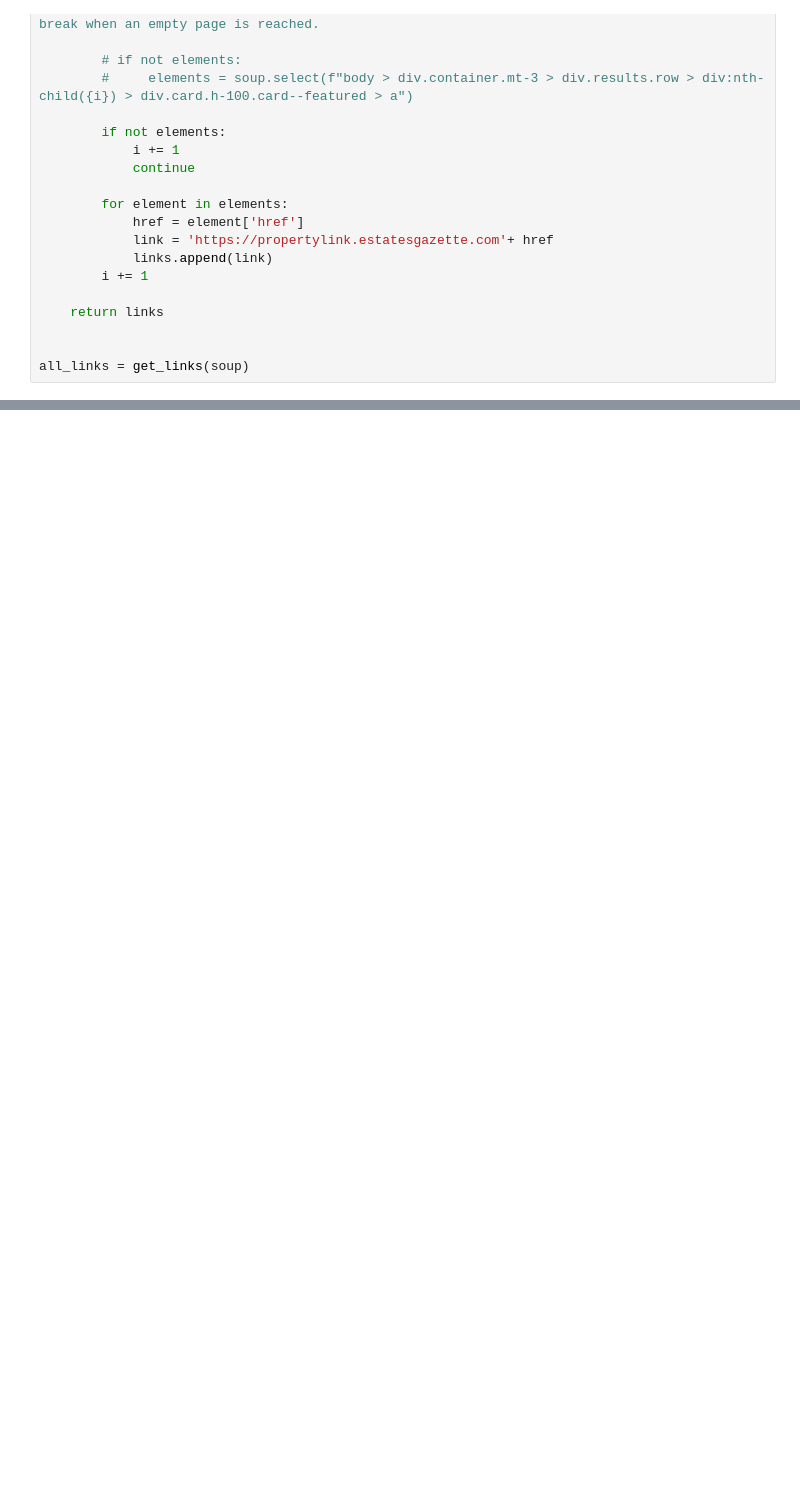
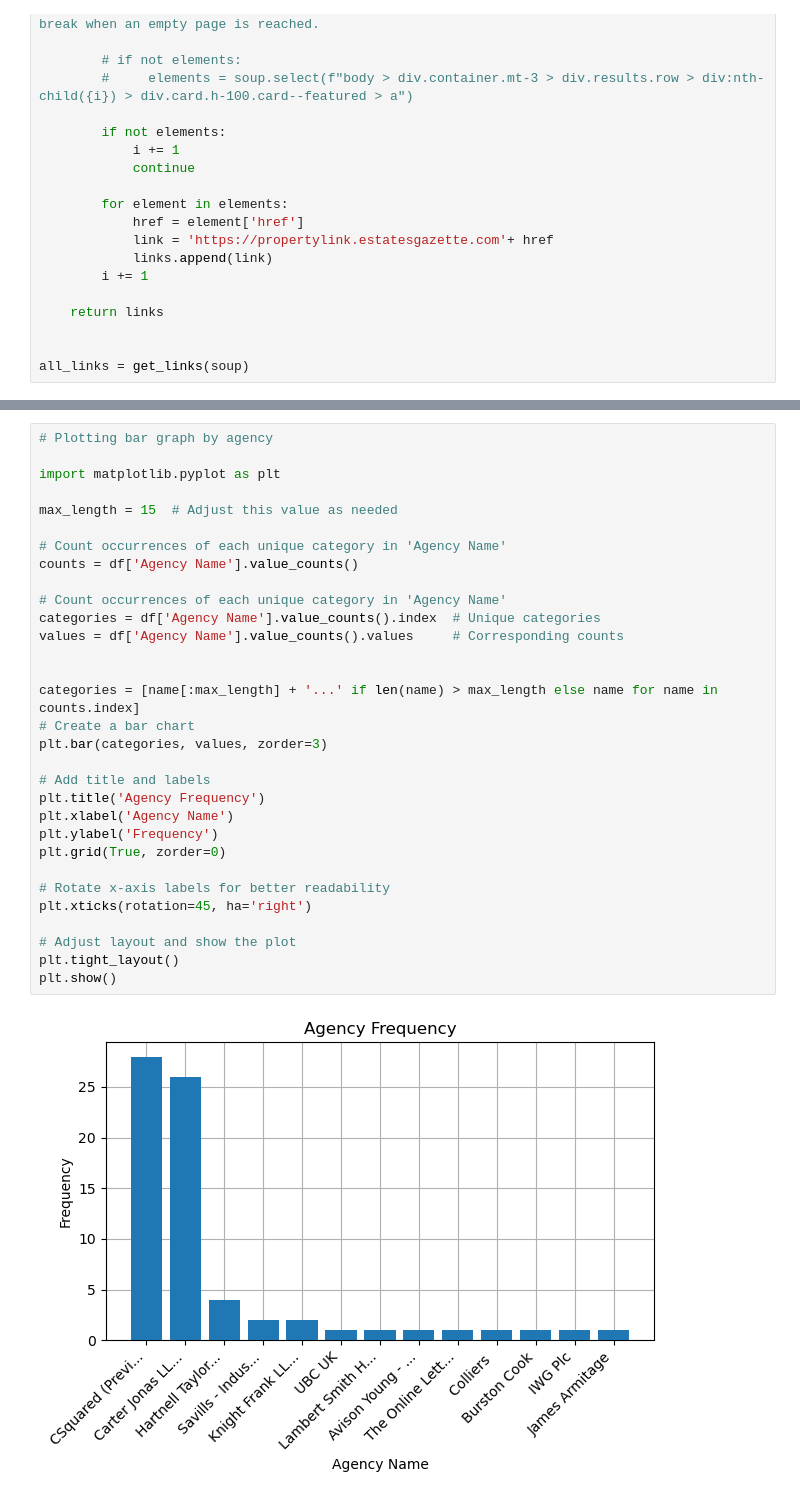
Before and after one commit to GuyAnderson1/EG_scraping, a Jupyter notebook: EG_scraping.ipynb, the cells around one changed output, grey strips where cells are left out. Saved outputs shown, nothing was run; the diff lists cells and outputs as text; blank space fills up the shorter version.

```diff
--- a/EG_scraping.ipynb
+++ b/EG_scraping.ipynb
@@ -303 +387,34 @@ df_changes.head()
+# %%
+# Plotting bar graph by agency
+
+import matplotlib.pyplot as plt
+
+max_length = 15  # Adjust this value as needed
+
+# Count occurrences of each unique category in 'Agency Name'
+counts = df['Agency Name'].value_counts()
+
+# Count occurrences of each unique category in 'Agency Name'
+categories = df['Agency Name'].value_counts().index  # Unique categories
+values = df['Agency Name'].value_counts().values     # Corresponding counts
+
+
+categories = [name[:max_length] + '...' if len(name) > max_length else name for name in counts.index]
+# Create a bar chart
+plt.bar(categories, values, zorder=3)
+
+# Add title and labels
+plt.title('Agency Frequency')
+plt.xlabel('Agency Name')
+plt.ylabel('Frequency')
+plt.grid(True, zorder=0)
+
+# Rotate x-axis labels for better readability
+plt.xticks(rotation=45, ha='right')
+
+# Adjust layout and show the plot
+plt.tight_layout()
+plt.show()
+# %% [output]
+[figure, added]
 # %%
```
Also changed, not shown: parts of 14 cells of this notebook.
